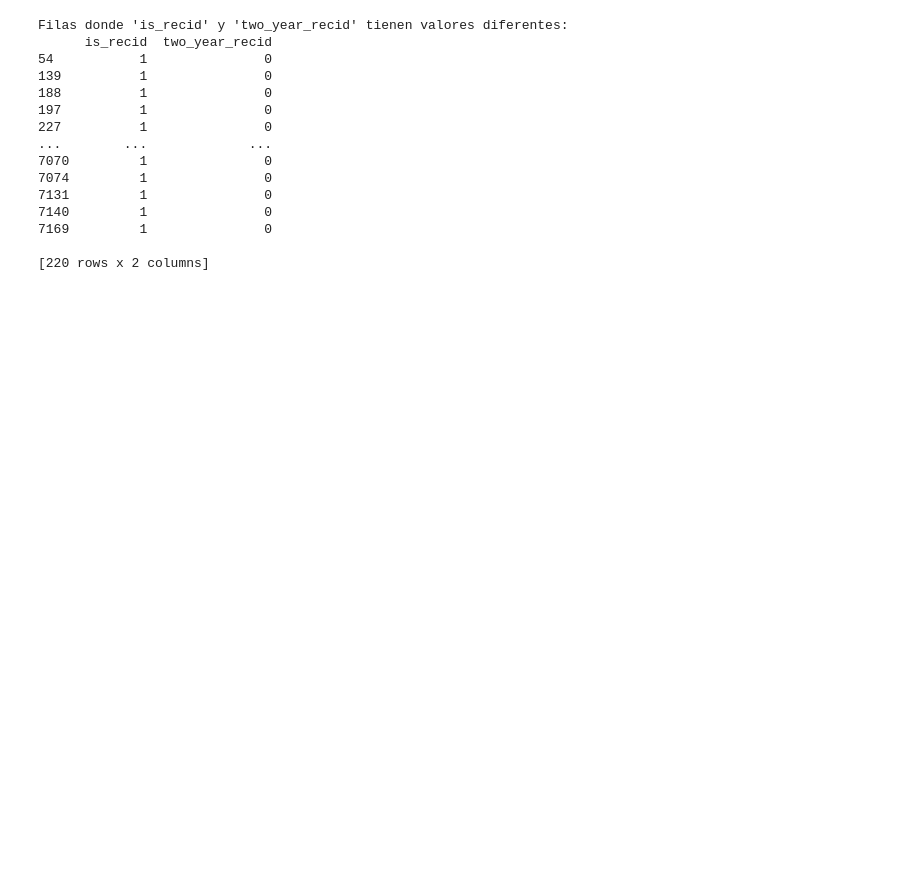
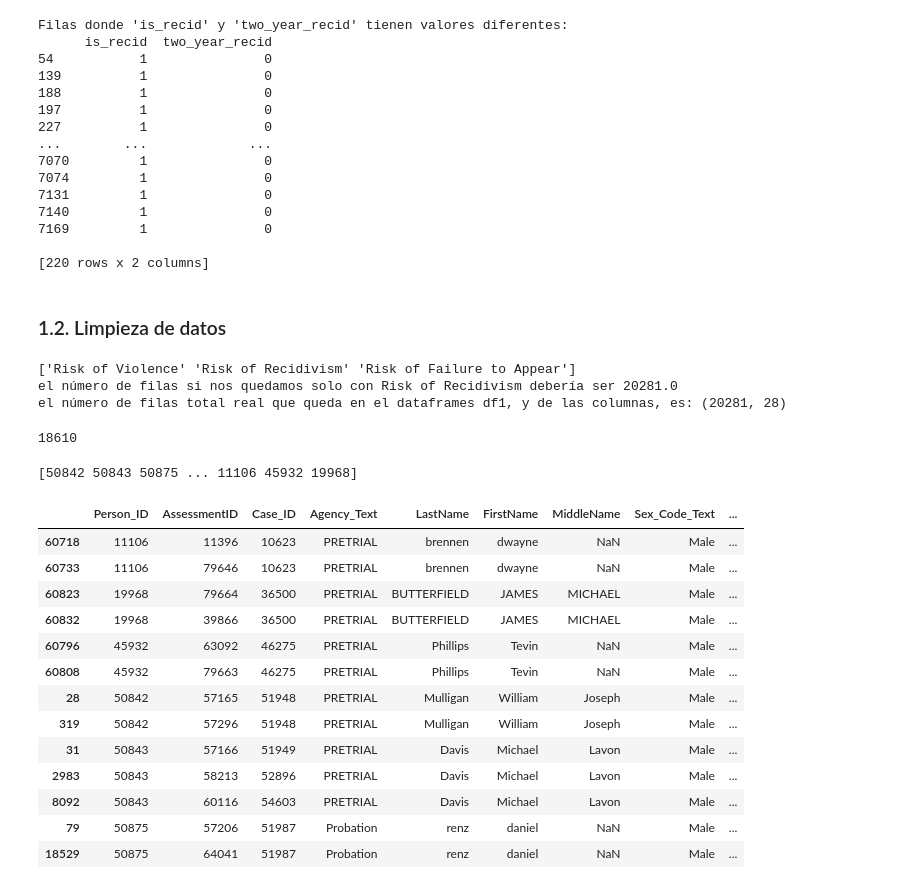
Before and after one commit to MangelFdz/nuclio_g3_bias, a Jupyter notebook: users/victor/TFM_1.ipynb, the cells around one changed output. Drawn from its saved outputs; the diff is of its cells as text; code cells hidden in the pictures; blank space fills up the shorter version.

Commit message:
limpieza df1 riesgo reincidencia

```diff
--- a/users/victor/TFM_1.ipynb
+++ b/users/victor/TFM_1.ipynb
@@ -398,3 +390,58 @@ Filas donde 'is_recid' y 'two_year_recid' tienen valores diferentes:
 7169         1               0
 
 [220 rows x 2 columns]
+# %% [markdown]
+### 1.2. Limpieza de datos
+# %%
+# Procedemos a limpiar los datos del primer dataset df1, ya que hay muchos IDs (personas) duplicados, al haber diferentes puntuaciones diferentes
+# a la de reincidencia para cada uno de los IDs, descritos en la columna "DisplayText". Nos quedaremos solo con los que hacen referencia a la reincidencia
+# (Risk of Recidivism).
+
+print(df1["DisplayText"].unique())
+df1 = df1[df1['DisplayText'] == 'Risk of Recidivism']
+df1_solo_recidivism = (60843/3)
+print (f'el número de filas si nos quedamos solo con Risk of Recidivism debería ser {df1_solo_recidivism}')
+print (f'el número de filas total real que nos queda en el dataframes df1, y de las columnas, es: {df1.shape}')
+# %% [output]
+['Risk of Violence' 'Risk of Recidivism' 'Risk of Failure to Appear']
+el número de filas si nos quedamos solo con Risk of Recidivism debería ser 20281.0
+el número de filas total real que queda en el dataframes df1, y de las columnas, es: (20281, 28)
+# %%
+df1['Person_ID'].nunique()
+#comprobamos que siguen habiendo personas, o IDs de persona, que siguen estando duplicados. Procedemos a analizar esos duplicados.
+# %% [output]
+18610
+# %%
+# Identificar los valores duplicados en la columna 'Person_ID'
+duplicated_ids = df1[df1['Person_ID'].duplicated(keep=False)]['Person_ID']
+
+# Obtener una lista con los valores únicos que están duplicados
+duplicated_ids_list = duplicated_ids.unique()
+
+# Mostrar la lista de valores 'Person_ID' duplicados
+print(duplicated_ids_list)
+# %% [output]
+[50842 50843 50875 ... 11106 45932 19968]
+# %%
+# Lista de valores específicos de 'Person_ID' duplicados, cogemos una muestra aleatoria de los primeros y últimos valores duplicados
+person_ids = [50842, 50843, 50875, 11106, 45932, 19968]
+
+# Filtrar el DataFrame para obtener las filas con esos 'Person_ID', y los ordenamos por el código de 'Person_ID'
+filtered_df = df1[df1['Person_ID'].isin(person_ids)]
+filtered_df = filtered_df.sort_values(by='Person_ID')
+filtered_df
+# %% [output]
+|  | Person_ID | AssessmentID | Case_ID | Agency_Text | LastName | FirstName | MiddleName | Sex_Code_Text | ... |
+| 60718 | 11106 | 11396 | 10623 | PRETRIAL | brennen | dwayne | NaN | Male | ... |
+| 60733 | 11106 | 79646 | 10623 | PRETRIAL | brennen | dwayne | NaN | Male | ... |
+| 60823 | 19968 | 79664 | 36500 | PRETRIAL | BUTTERFIELD | JAMES | MICHAEL | Male | ... |
+| 60832 | 19968 | 39866 | 36500 | PRETRIAL | BUTTERFIELD | JAMES | MICHAEL | Male | ... |
+| 60796 | 45932 | 63092 | 46275 | PRETRIAL | Phillips | Tevin | NaN | Male | ... |
+| 60808 | 45932 | 79663 | 46275 | PRETRIAL | Phillips | Tevin | NaN | Male | ... |
+| 28 | 50842 | 57165 | 51948 | PRETRIAL | Mulligan | William | Joseph | Male | ... |
+| 319 | 50842 | 57296 | 51948 | PRETRIAL | Mulligan | William | Joseph | Male | ... |
+| 31 | 50843 | 57166 | 51949 | PRETRIAL | Davis | Michael | Lavon | Male | ... |
+| 2983 | 50843 | 58213 | 52896 | PRETRIAL | Davis | Michael | Lavon | Male | ... |
+| 8092 | 50843 | 60116 | 54603 | PRETRIAL | Davis | Michael | Lavon | Male | ... |
+| 79 | 50875 | 57206 | 51987 | Probation | renz | daniel | NaN | Male | ... |
+| 18529 | 50875 | 64041 | 51987 | Probation | renz | daniel | NaN | Male | ... |
```
Also changed, not shown: parts of 5 cells of this notebook.
